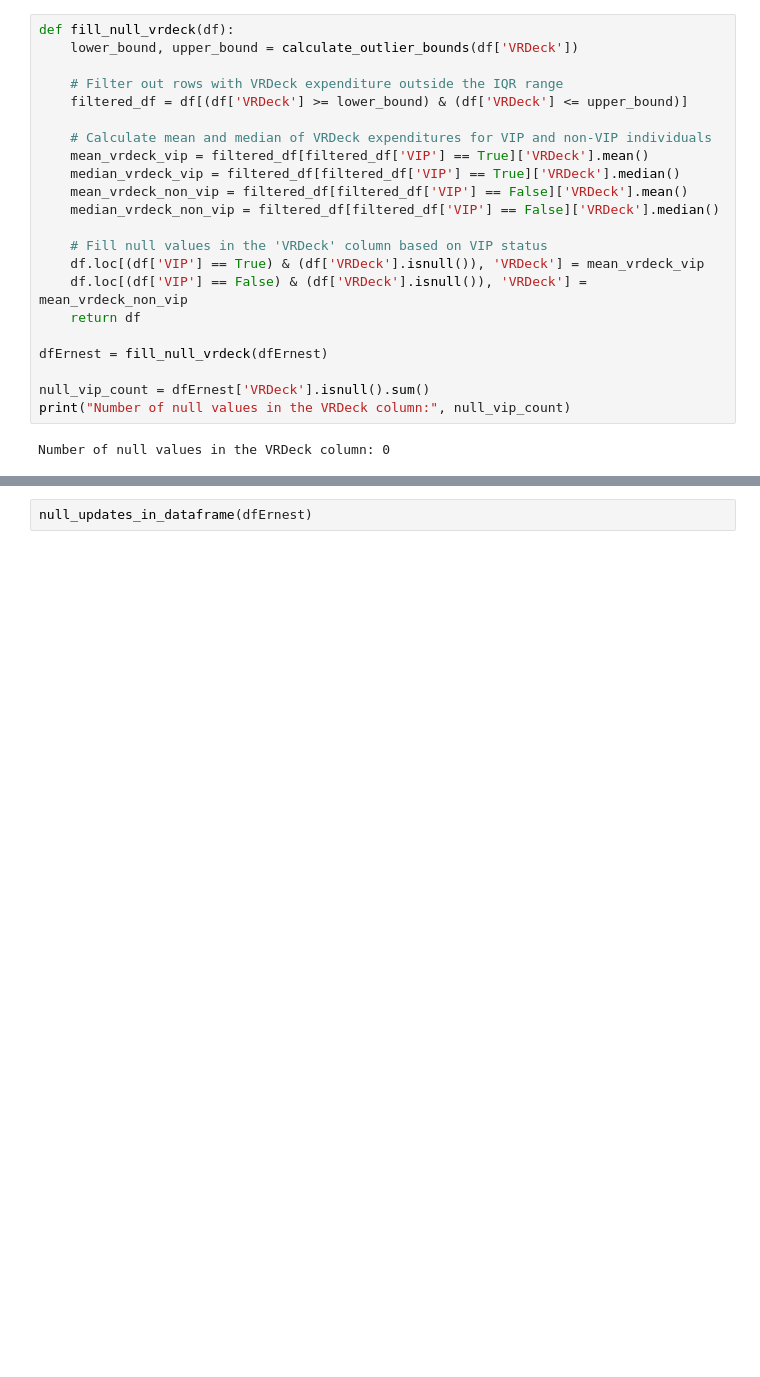
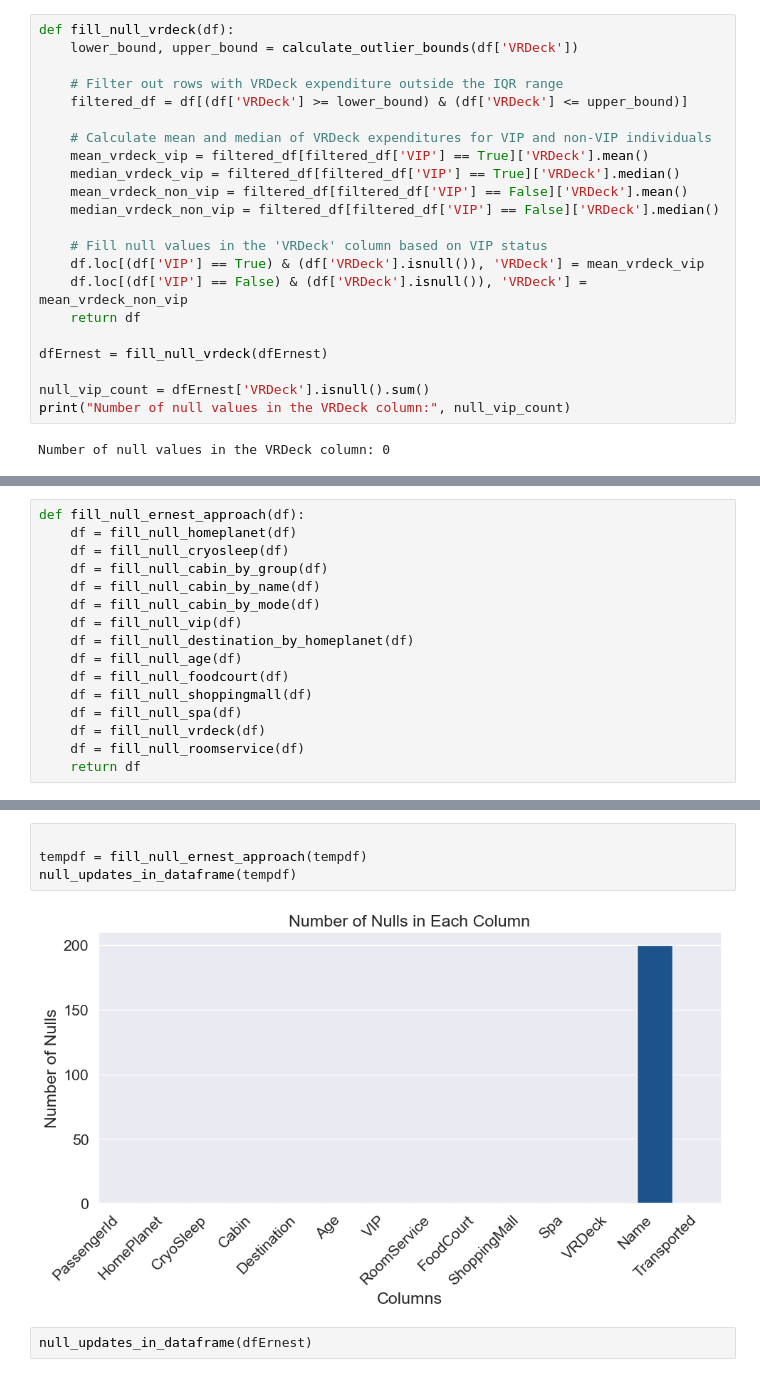
Before and after one commit to jessdcan/ML_Project_JALE, a Jupyter notebook: SpaceshipTitanic.ipynb, the cells around one changed output, grey strips where cells are left out. Drawn from its saved outputs; the diff is of its cells as text; blank space fills up the shorter version.

```diff
--- a/SpaceshipTitanic.ipynb
+++ b/SpaceshipTitanic.ipynb
@@ -1506,0 +1509,16 @@ Number of null values in the VRDeck column: 0
+# %%
+def fill_null_ernest_approach(df):
+    df = fill_null_homeplanet(df)
+    df = fill_null_cryosleep(df)
+    df = fill_null_cabin_by_group(df)
+    df = fill_null_cabin_by_name(df)
+    df = fill_null_cabin_by_mode(df)
+    df = fill_null_vip(df)
+    df = fill_null_destination_by_homeplanet(df)
+    df = fill_null_age(df)
+    df = fill_null_foodcourt(df)
+    df = fill_null_shoppingmall(df)
+    df = fill_null_spa(df)
+    df = fill_null_vrdeck(df)
+    df = fill_null_roomservice(df)
+    return df
@@ -1507,3 +1530,9 @@ Number of null values in the VRDeck column: 0
+# %%
+
+tempdf = fill_null_ernest_approach(tempdf)
+null_updates_in_dataframe(tempdf)
+# %% [output]
+[figure, added]
 # %%
 null_updates_in_dataframe(dfErnest)
 # %% [output]
```
Also changed, not shown: parts of 3 cells of this notebook.
